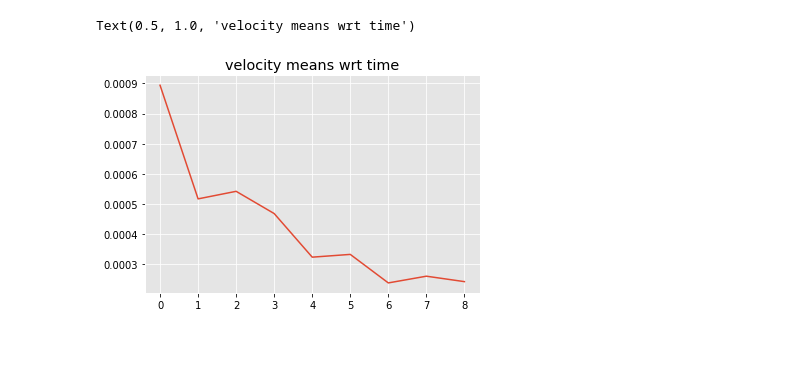
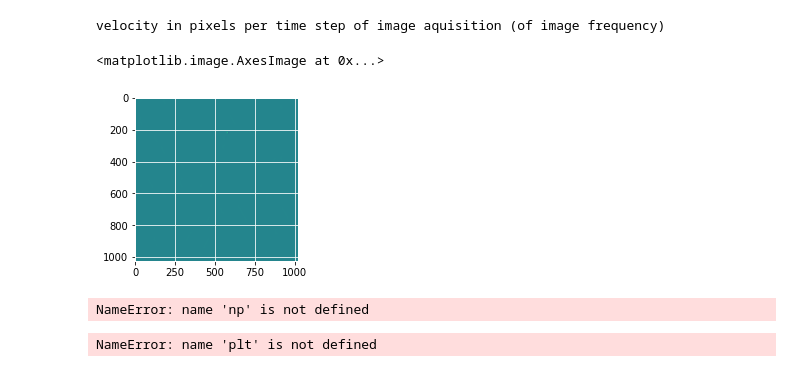
Before and after one commit to nhgowtham/MicrostructureStatistics, a Jupyter notebook: Velocity Calculation.ipynb, the cells around one changed output. Drawn from its saved outputs; the diff is of its cells as text; code cells hidden in the pictures; blank space fills up the shorter version.

```diff
--- a/Velocity Calculation.ipynb
+++ b/Velocity Calculation.ipynb
@@ -145,6 +25,0 @@ list_means = [np.mean(A1),np.mean(A2),np.mean(A3),np.mean(A4),
-# %%
-plt.plot(list_means)
-plt.title('velocity means wrt time')
-# %% [output]
-Text(0.5, 1.0, 'velocity means wrt time')
-[figure, removed]
@@ -150,0 +42,31 @@ Text(0.5, 1.0, 'velocity means wrt time')
+# %%
+velocity1 = corr.velocityDirection(list_files, 180, 2)
+#velocityDir =corr.gradientDirection(img_,0.3)
+# %% [output]
+velocity in pixels per time step of image aquisition (of image frequency)
+# %%
+plt.imshow(velocity1[1])
+# %% [output]
+<matplotlib.image.AxesImage at 0x...>
+[figure, added]
+# %%
+x = np.zeros((128,128))
+y = np.zeros((128,128))
+
+for i in range(0,128):
+    for j in range(0,128):
+        if np.max(velocity1[0][i*8:(i+1)*8,j*8:(j+1)*8])==0.0:
+            x[i][j] = np.min(velocity1[0][i*8:(i+1)*8,j*8:(j+1)*8])
+        else:
+            x[i][j] = np.max(velocity1[0][i*8:(i+1)*8,j*8:(j+1)*8])
+        if np.max(velocity1[1][i*8:(i+1)*8,j*8:(j+1)*8])==0.0:
+            y[i][j] = np.min(velocity1[1][i*8:(i+1)*8,j*8:(j+1)*8])
+        else:
+            y[i][j] = np.max(velocity1[1][i*8:(i+1)*8,j*8:(j+1)*8])
+# %% [output]
+NameError: name 'np' is not defined
+# %%
+plt.imshow(x)
+plt.colorbar()
+# %% [output]
+NameError: name 'plt' is not defined
```
Also changed, not shown: parts of 19 cells of this notebook, 5 other files.
